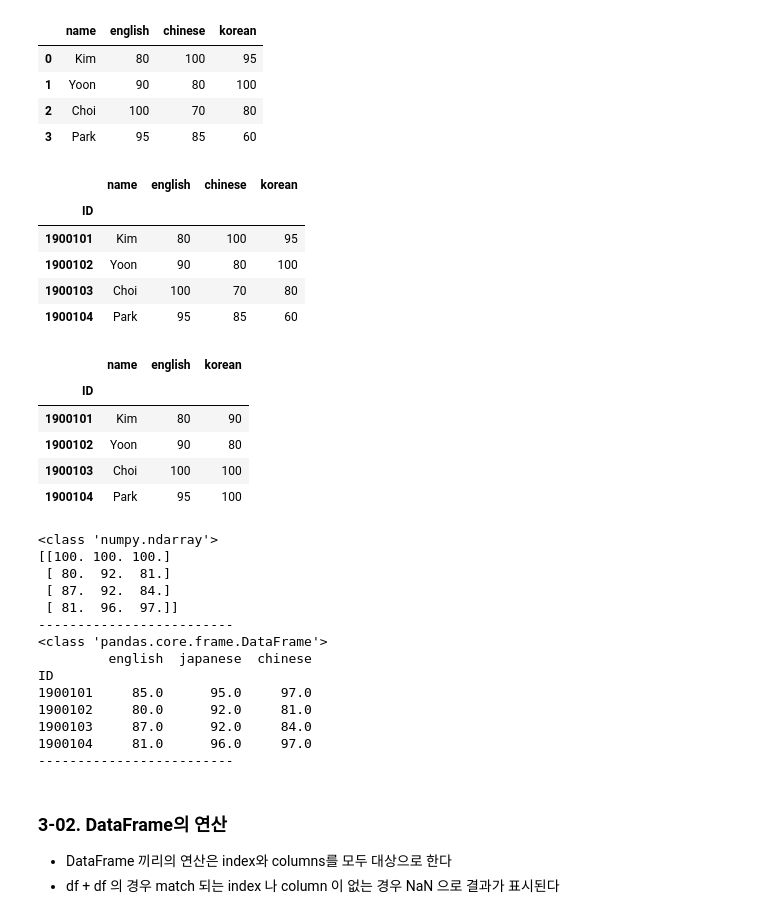
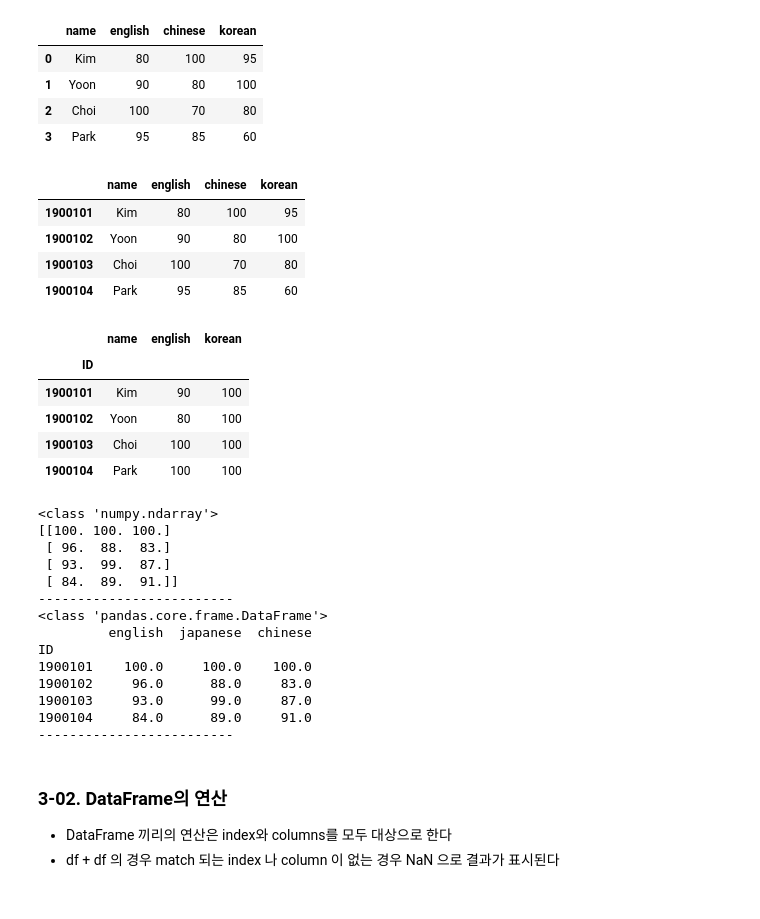
Before and after one commit to oms1226/20201130_python_farmingindustry, a Jupyter notebook: 2week/Python_for_AI_Pandas_PART1_LAB1208.ipynb, the cells around one changed output. Saved outputs shown, nothing was run; the diff lists cells and outputs as text; code cells hidden in the pictures.

```diff
--- a/2week/Python_for_AI_Pandas_PART1_LAB1208.ipynb
+++ b/2week/Python_for_AI_Pandas_PART1_LAB1208.ipynb
@@ -736,7 +773,7 @@ import numpy as np
 
 ID = [1900101, 1900102, 1900103, 1900104]
 name = ["Kim", "Yoon", "Choi", "Park"]
-data = {'name'    : name,
+data = {'name'    : ["Kim", "Yoon", "Choi", "Park"],
         'english' : [80, 90, 100, 95],
         'chinese' : [100, 80, 70, 85],
         'korean'  : [95, 100, 80, 60]}
@@ -753,14 +791,13 @@ df
 # %%
 # data (dict)를 사용하여 DataFrame을 생성한다, index로 ID를 사용한다
 
-
+df = pd.DataFrame(data) #, index = ID)
 # df의 index 이름을 'ID'로 지정한다
-
+df.index = ID
 
 display(df)
 # %% [output]
 |  | name | english | chinese | korean |
-| ID |  |  |  |  |
 | 1900101 | Kim | 80 | 100 | 95 |
 | 1900102 | Yoon | 90 | 80 | 100 |
 | 1900103 | Choi | 100 | 70 | 80 |
@@ -773,44 +810,42 @@ df.index.name = 'ID'
 
 # 'korean'이라는 이름의 100, 100, 100, 100을 갖는 Series를 df 에 추가한다
 # 추가
-# df['korean'] = [100]*4
-df['korean'] = pd.Series([100]*4, index = ID)
-
+df['korean'] = pd.Series([100] * 4, index = ID)
 # 'english'이라는 이름의 90, 80, 100, 100 을 갖는 Series로 df의 'english'를 갱신한다
 # 갱신
-df['korean'] = [90, 80, 100, 100]
+df['english'] = [90, 80, 100, 100]
 display(df)
 # %% [output]
 |  | name | english | korean |
 | ID |  |  |  |
-| 1900101 | Kim | 80 | 90 |
-| 1900102 | Yoon | 90 | 80 |
+| 1900101 | Kim | 90 | 100 |
+| 1900102 | Yoon | 80 | 100 |
 | 1900103 | Choi | 100 | 100 |
-| 1900104 | Park | 95 | 100 |
+| 1900104 | Park | 100 | 100 |
 # %%
 # ndarray(2D) data
-a = np.random.randint(80, 100, size=(4, 3)).astype(np.float16)
+a   = np.random.randint(80, 100, size=(4, 3)).astype(np.float16)
 df = pd.DataFrame(a,
                   index=ID,
                   columns = ['english', 'japanese', 'chinese'],
-                  copy = True)
+                  copy = False)
 df.index.name = 'ID'
 a[0] = [100] * 3
 printobj(a, df)
 # %% [output]
 <class 'numpy.ndarray'>
 [[100. 100. 100.]
- [ 80.  92.  81.]
- [ 87.  92.  84.]
- [ 81.  96.  97.]]
+ [ 96.  88.  83.]
+ [ 93.  99.  87.]
+ [ 84.  89.  91.]]
 -------------------------
 <class 'pandas.core.frame.DataFrame'>
          english  japanese  chinese
 ID
-1900101     85.0      95.0     97.0
-1900102     80.0      92.0     81.0
-1900103     87.0      92.0     84.0
-1900104     81.0      96.0     97.0
+1900101    100.0     100.0    100.0
+1900102     96.0      88.0     83.0
+1900103     93.0      99.0     87.0
+1900104     84.0      89.0     91.0
 -------------------------
 # %% [markdown]
 ### 3-02. DataFrame의 연산
```
Also changed, not shown: parts of 86 cells of this notebook, 5 other files.
